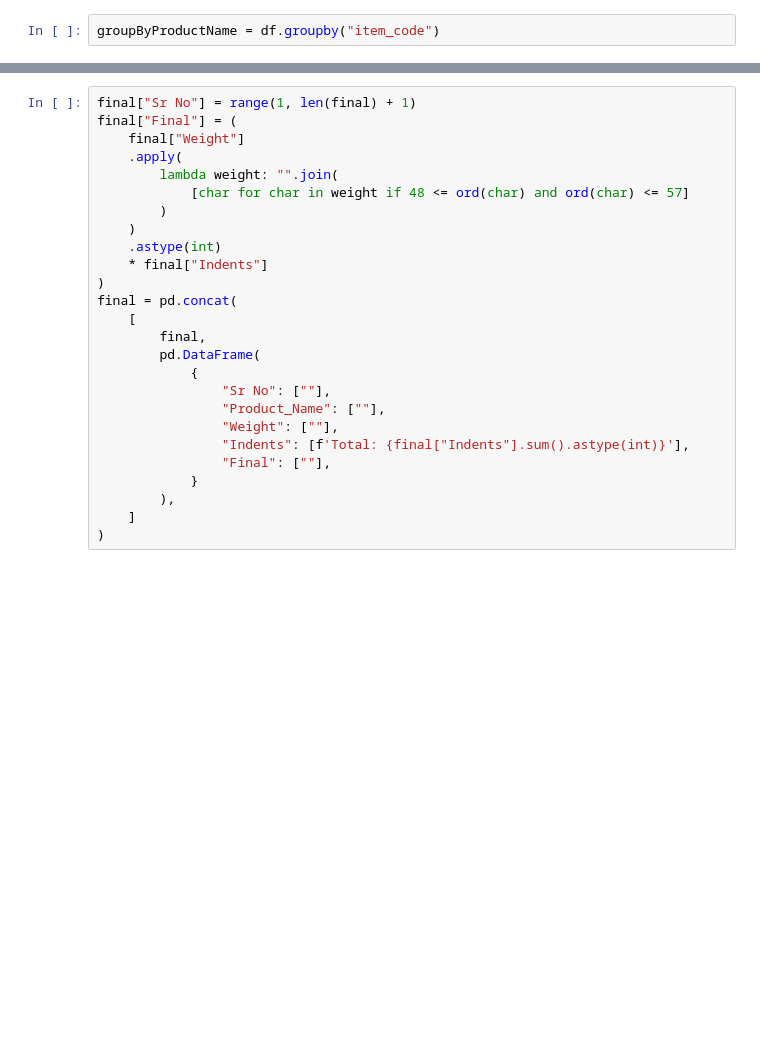
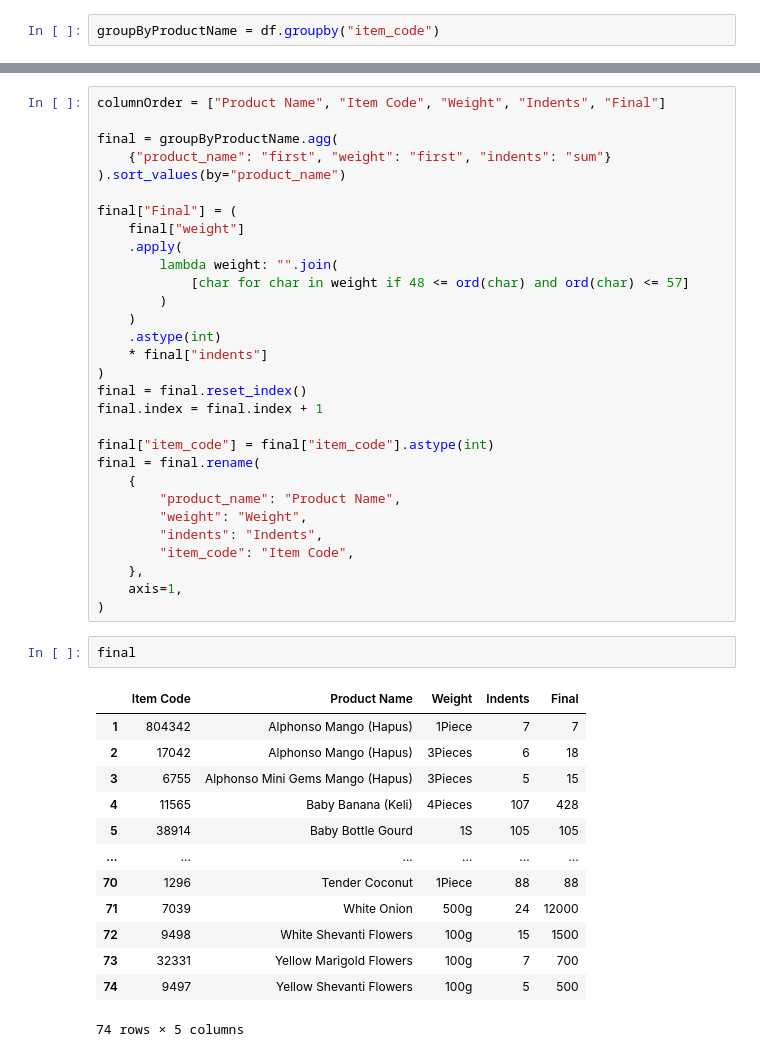
Before and after one commit to EbadAnsari/upgrade-mandi, a Jupyter notebook: notebooks/04-reporting/Raw to Report (Swiggy).ipynb, the cells around one changed output, grey strips where cells are left out. Cells and saved outputs as stored; diff of their text form; blank space fills up the shorter version.

```diff
--- a/notebooks/04-reporting/Raw to Report (Swiggy).ipynb
+++ b/notebooks/04-reporting/Raw to Report (Swiggy).ipynb
@@ -53,27 +39,47 @@ final.columns = ["Product_Name", "Weight", "Indents"]
-# %%
-final["Sr No"] = range(1, len(final) + 1)
-final["Final"] = (
-    final["Weight"]
-    .apply(
-        lambda weight: "".join(
-            [char for char in weight if 48 <= ord(char) and ord(char) <= 57]
-        )
-    )
-    .astype(int)
-    * final["Indents"]
-)
-final = pd.concat(
-    [
-        final,
-        pd.DataFrame(
-            {
-                "Sr No": [""],
-                "Product_Name": [""],
-                "Weight": [""],
-                "Indents": [f'Total: {final["Indents"].sum().astype(int)}'],
-                "Final": [""],
-            }
-        ),
-    ]
-)
+# %%
+columnOrder = ["Product Name", "Item Code", "Weight", "Indents", "Final"]
+
+final = groupByProductName.agg(
+    {"product_name": "first", "weight": "first", "indents": "sum"}
+).sort_values(by="product_name")
+
+final["Final"] = (
+    final["weight"]
+    .apply(
+        lambda weight: "".join(
+            [char for char in weight if 48 <= ord(char) and ord(char) <= 57]
+        )
+    )
+    .astype(int)
+    * final["indents"]
+)
+final = final.reset_index()
+final.index = final.index + 1
+
+final["item_code"] = final["item_code"].astype(int)
+final = final.rename(
+    {
+        "product_name": "Product Name",
+        "weight": "Weight",
+        "indents": "Indents",
+        "item_code": "Item Code",
+    },
+    axis=1,
+)
+# %%
+final
+# %% [output]
+|  | Item Code | Product Name | Weight | Indents | Final |
+| 1 | 804342 | Alphonso Mango (Hapus) | 1Piece | 7 | 7 |
+| 2 | 17042 | Alphonso Mango (Hapus) | 3Pieces | 6 | 18 |
+| 3 | 6755 | Alphonso Mini Gems Mango (Hapus) | 3Pieces | 5 | 15 |
+| 4 | 11565 | Baby Banana (Keli) | 4Pieces | 107 | 428 |
+| 5 | 38914 | Baby Bottle Gourd | 1S | 105 | 105 |
+| ... | ... | ... | ... | ... | ... |
+| 70 | 1296 | Tender Coconut | 1Piece | 88 | 88 |
+| 71 | 7039 | White Onion | 500g | 24 | 12000 |
+| 72 | 9498 | White Shevanti Flowers | 100g | 15 | 1500 |
+| 73 | 32331 | Yellow Marigold Flowers | 100g | 7 | 700 |
+| 74 | 9497 | Yellow Shevanti Flowers | 100g | 5 | 500 |
+74 rows × 5 columns
 # %%
```
Also changed, not shown: parts of 5 cells of this notebook, 1 other file.
